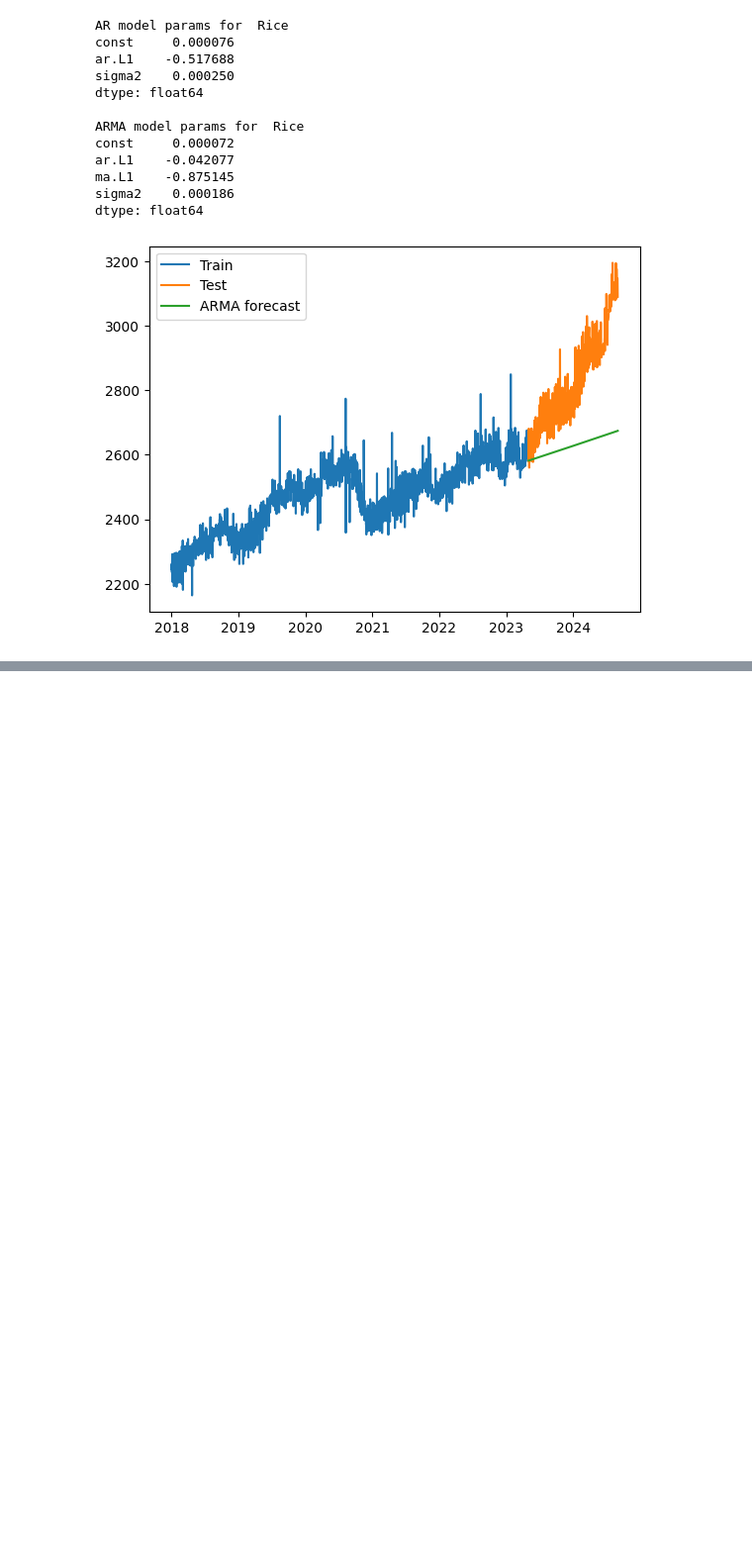
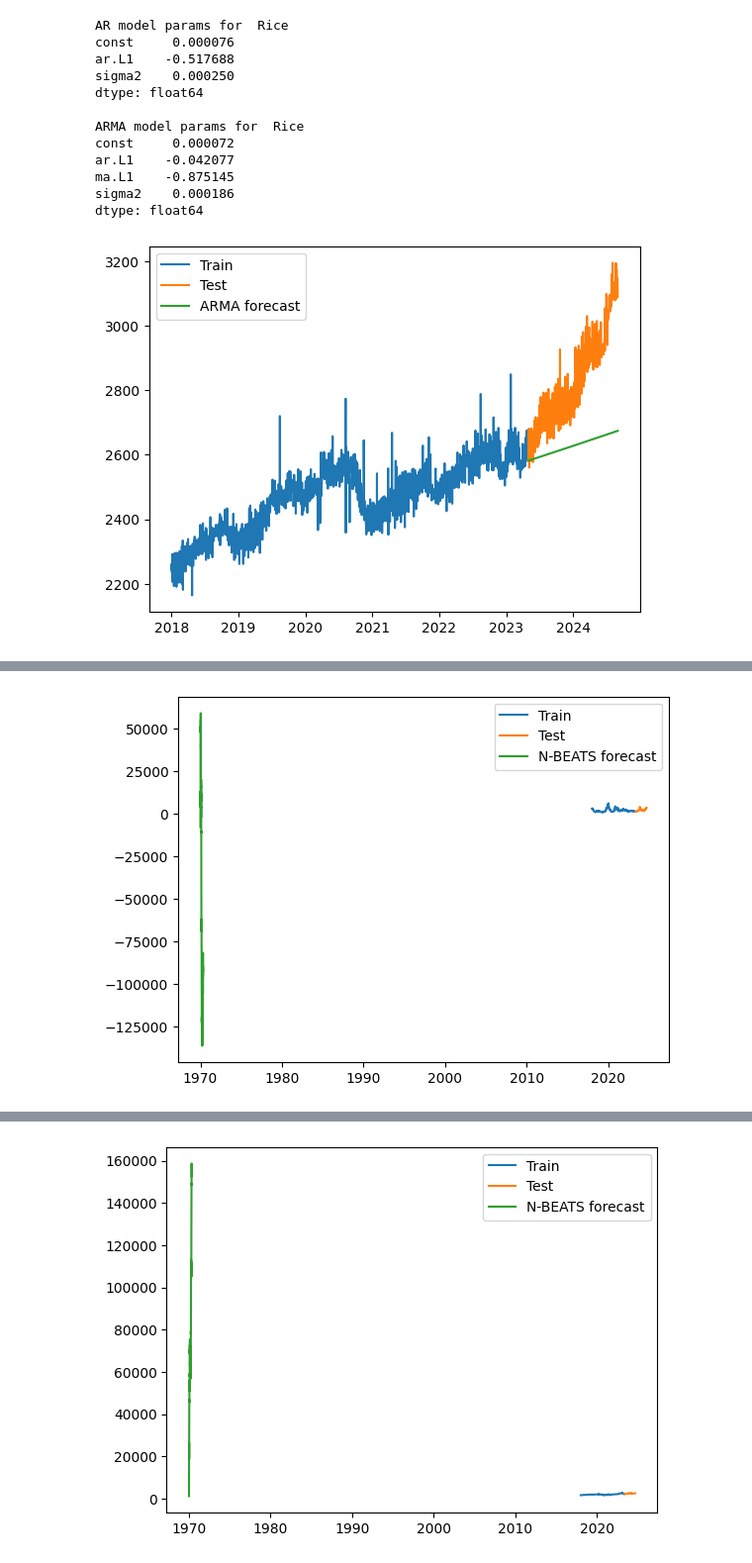
Before and after one commit to mashriram/sih_2024, a Jupyter notebook: src/06_arima.ipynb, the cells around one changed output, grey strips where cells are left out. Shown at 99% size. Drawn from its saved outputs; the diff is of its cells as text; code cells hidden in the pictures; blank space fills up the shorter version.

Commit message:
feat: Add NBEATS model

```diff
--- a/src/06_arima.ipynb
+++ b/src/06_arima.ipynb
@@ -375,0 +438,78 @@ At iterate    5    f= -3.03456D+00    |proj g|=  6.95416D+00
+# %%
+use_boxcox = False  # Set to False if not using Box-Cox
+
+for commodity in commodities:
+    # Train-test split
+    train_len = int(len(boxcox_diff_dfs[commodity]) * 0.8)
+    df_train = boxcox_diff_dfs[commodity][:train_len - 1]
+
+    df_test_commodity = up_test[up_test['commodity'] == commodity]
+    df_test_commodity_dt = df_test_commodity.groupby("datetime").agg({"modal_rs_quintal": "mean"})
+
+    if use_boxcox:
+        # Box-Cox transformation
+        lmbda = boxcox_normmax(df_train)  # Optimize lambda for Box-Cox
+        df_test_commodity_boxcox = pd.Series(boxcox(df_test_commodity_dt['modal_rs_quintal'], lmbda=lmbda),
+                                             index=df_test_commodity_dt.index)
+        df_test = pd.Series(df_test_commodity_boxcox - df_test_commodity_boxcox.shift(), index=df_test_commodity_boxcox.index)
+        df_test.dropna(inplace=True)
+    else:
+        # df_test_commodity_dt.set_index("datetime")
+        df_test = df_test_commodity_dt['modal_rs_quintal']
+
+    # Prepare training data
+    df_train = df_train.to_frame(name='y')
+    df_train['unique_id'] = commodity
+    df_train['ds'] = df_train.index
+
+    # Prepare test data for predictions
+    df_test_pred = df_test.to_frame(name='y')
+    df_test_pred['unique_id'] = commodity
+    df_test_pred['ds'] = df_test_pred.index
+    input_size = 120  # Use past 14 days to forecast
+    horizon = 120    # Forecasting the next 14 days
+
+    # Initialize N-BEATS model
+    nbeats_model = NBEATS(
+    input_size=input_size,
+    h=horizon,
+    n_blocks=[2, 2],  # Two blocks each for trend and seasonality
+    stack_types=['trend', 'seasonality'],  # Trend and seasonality stacks
+    mlp_units=1*[[128, 128]],  # Hidden units for MLP layers in the blocks
+    loss=MAE(),  # Mean Absolute Error
+    )
+
+    # Initialize NeuralForecast object
+    fcst = NeuralForecast(models=[nbeats_model], freq='D')
+
+    # Train the model on the training data
+    fcst.fit(df_train)
+    forecast = fcst.predict(df_test_pred)
+
+# Prepare actual values and predicted values
+    y_hat = df_test.copy()
+    y_hat['nbeats_forecast'] = forecast['NBEATS'].values
+
+    # If using Box-Cox, invert the transformation
+    if use_boxcox:
+        y_hat['nbeats_forecast'] = inv_boxcox(y_hat['nbeats_forecast'].cumsum(), lmbda)
+    else:
+        y_hat['nbeats_forecast'] = y_hat['nbeats_forecast'].cumsum()
+
+    # Plot the results
+    up_train_commodity = up_train[up_train['commodity'] == commodity]
+    up_train_commodity_dt = up_train_commodity.groupby("datetime").agg({"modal_rs_quintal": "mean"})
+    up_test_commodity_dt = up_test[up_test['commodity'] == commodity].groupby("datetime").agg({"modal_rs_quintal": "mean"})
+
+    plt.plot(up_train_commodity_dt, label="Train")
+    plt.plot(up_test_commodity_dt, label="Test")
+    plt.plot(y_hat['nbeats_forecast'], label="N-BEATS forecast")
+    plt.legend(loc="best")
+    plt.show()
+    mae = mean_absolute_error(df_test[:horizon], y_hat['nbeats_forecast'])
+    rmse = np.sqrt(mean_squared_error(df_test[:horizon], y_hat['nbeats_forecast']))
+    print(y_hat.index,y_hat['nbeats_forecast'])
+
+    print(f'N-BEATS Mean Absolute Error (MAE): {mae:.4f}')
+    print(f'N-BEATS Root Mean Squared Error (RMSE): {rmse:.4f}')
+# %% [output]
@@ -375,0 +538 @@ At iterate    5    f= -3.03456D+00    |proj g|=  6.95416D+00
+[figure, added]
@@ -375,0 +578 @@ At iterate    5    f= -3.03456D+00    |proj g|=  6.95416D+00
+[figure, added]
```
Also changed, not shown: parts of 4 cells of this notebook, 2 other files.
